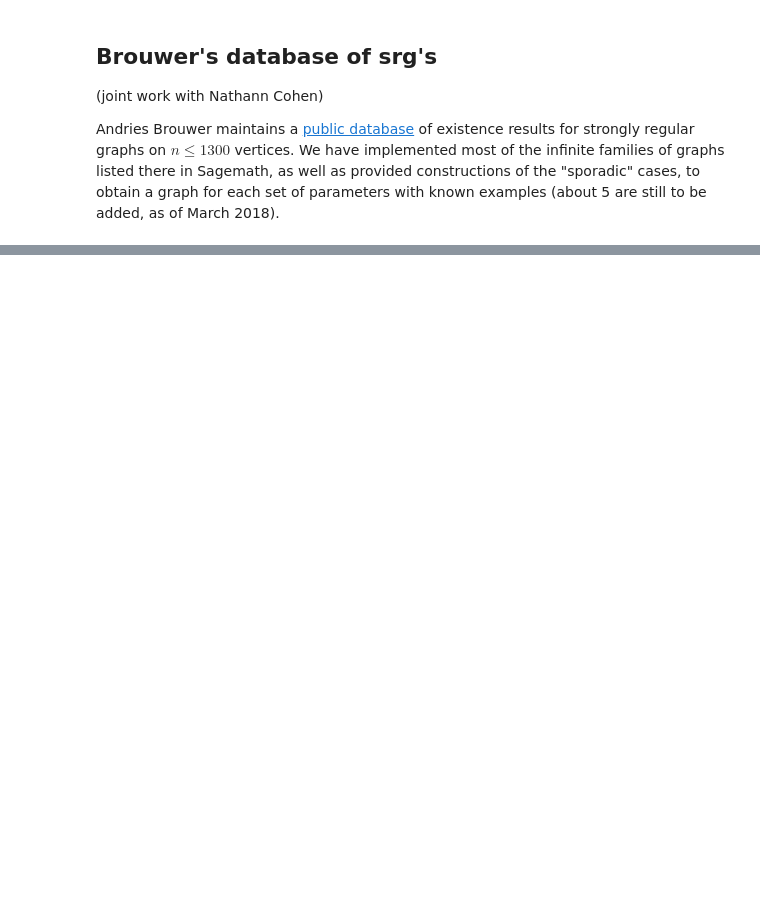
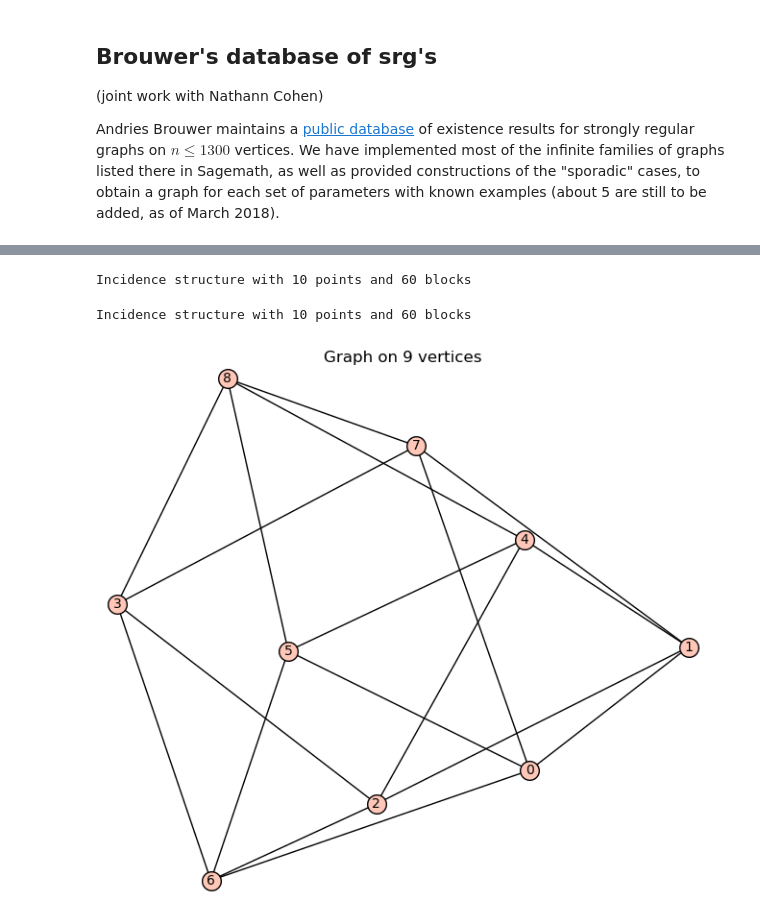
Before and after one commit to dimpase/sendai, a Jupyter notebook: Brouwer's db of srg's in Sage.ipynb, the cells around one changed output, grey strips where cells are left out. Saved outputs shown, nothing was run; the diff lists cells and outputs as text; code cells hidden in the pictures; blank space fills up the shorter version.

```diff
--- a/Brouwer's db of srg's in Sage.ipynb
+++ b/Brouwer's db of srg's in Sage.ipynb
@@ -21,0 +74,8 @@ RuntimeError: Error loading Gap package design. You may want to install the gap_
+# %%
+p=graphs.PetersenGraph().twograph(); p
+# %% [output]
+Incidence structure with 10 points and 60 blocks
+# %%
+TwoGraph(p,check=True)
+# %% [output]
+Incidence structure with 10 points and 60 blocks
@@ -21,0 +87,4 @@ RuntimeError: Error loading Gap package design. You may want to install the gap_
+# %%
+p.descendant(9)
+# %% [output]
+[figure, added]
```
Also changed, not shown: parts of 12 cells of this notebook.
